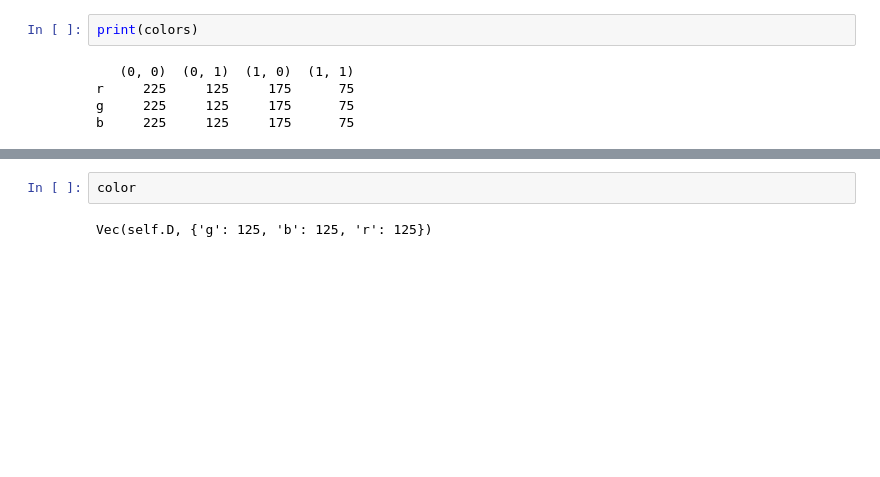
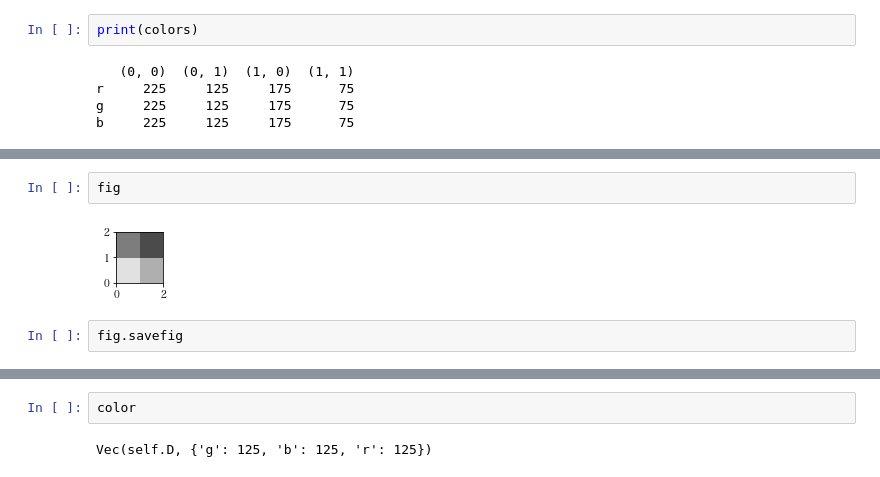
Before and after one commit to banbiossa/coding-the-matrix, a Jupyter notebook: notebooks/0.4_matrix.ipynb, the cells around one changed output, grey strips where cells are left out. Drawn from its saved outputs; the diff is of its cells as text; blank space fills up the shorter version.

```diff
--- a/notebooks/0.4_matrix.ipynb
+++ b/notebooks/0.4_matrix.ipynb
@@ -130,0 +281,6 @@ b     225     125     175      75
+# %%
+fig
+# %% [output]
+[figure, added]
+# %%
+fig.savefig
```
Also changed, not shown: parts of 33 cells of this notebook, 3 other files.
